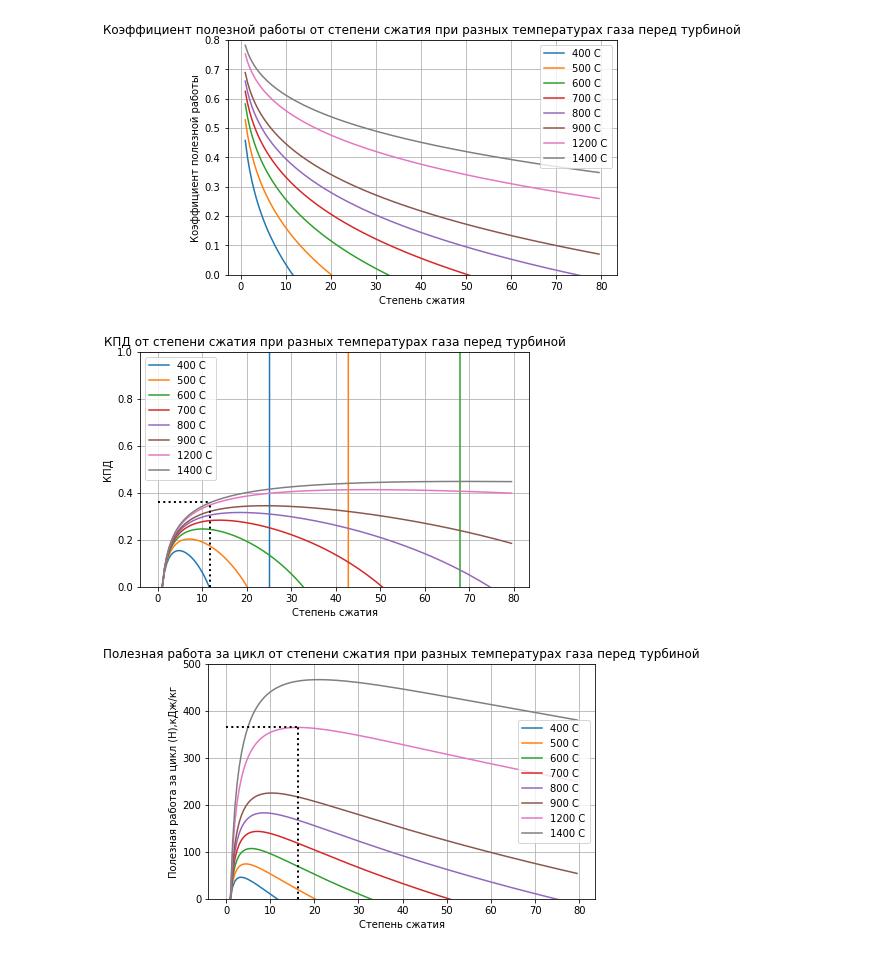
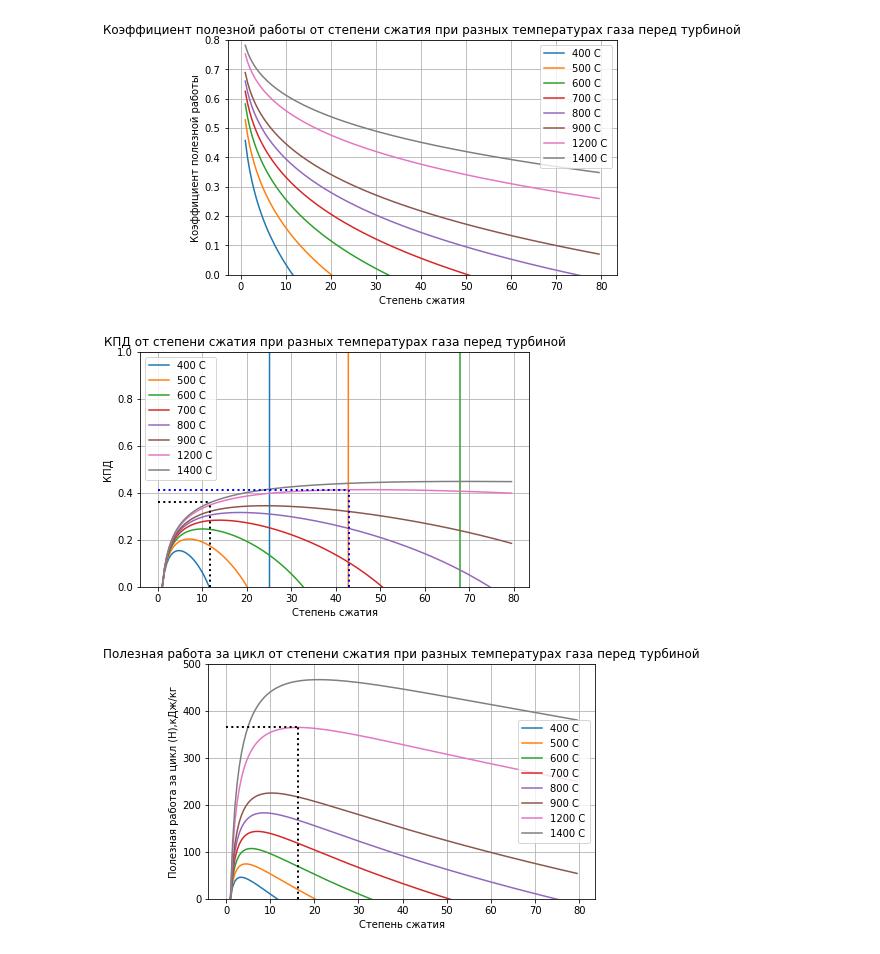
Before and after one commit to AndreyBarTF/turbines_autumn_2022-Homework, a Jupyter notebook: GAS-dz.2.ipynb, the cells around one changed output. Cells and saved outputs as stored; diff of their text form; code cells hidden in the pictures.

```diff
--- a/GAS-dz.2.ipynb
+++ b/GAS-dz.2.ipynb
@@ -149,26 +149,29 @@ plt.grid()
 # %%
 x = eps
 plt.figure(layout = 'constrained')
 plt.plot(x, efficiency[673.15], label = '400 C')
 plt.plot(x, efficiency[773.15], label = '500 C')
 plt.plot(x, efficiency[873.15], label = '600 C')
 plt.plot(x, efficiency[973.15], label = '700 C')
 plt.plot(x, efficiency[1073.15], label = '800 C')
 plt.plot(x, efficiency[1173.15], label = '900 C')
 plt.plot(x, efficiency[1473.15], label = '1200 C')
 plt.plot(x, efficiency[1673.15], label = '1400 C')
 plt.ylim([0,1])
 
 plt.vlines(eps_opt_eff, 0, eff_opt, color = 'k', linewidth = 2, linestyle = ':')
 plt.hlines(eff_opt, 0, eps_opt_eff, color = 'k', linewidth = 2, linestyle = ':')
 
+plt.vlines(43, 0, max_eff_1200, color = 'b', linewidth = 2, linestyle = ':')
+plt.hlines(max_eff_1200, 0, 43, color = 'b', linewidth = 2, linestyle = ':')
+
 plt.xlabel('Степень сжатия')
 plt.ylabel('КПД')
 plt.title("КПД от степени сжатия при разных температурах газа перед турбиной")
 plt.legend();
 plt.grid()
 # %% [output]
-[figure, old version]
+[figure, new version]
 # %%
 x = eps
 plt.figure(layout = 'constrained')
```
Also changed, not shown: parts of 1 cell of this notebook.
